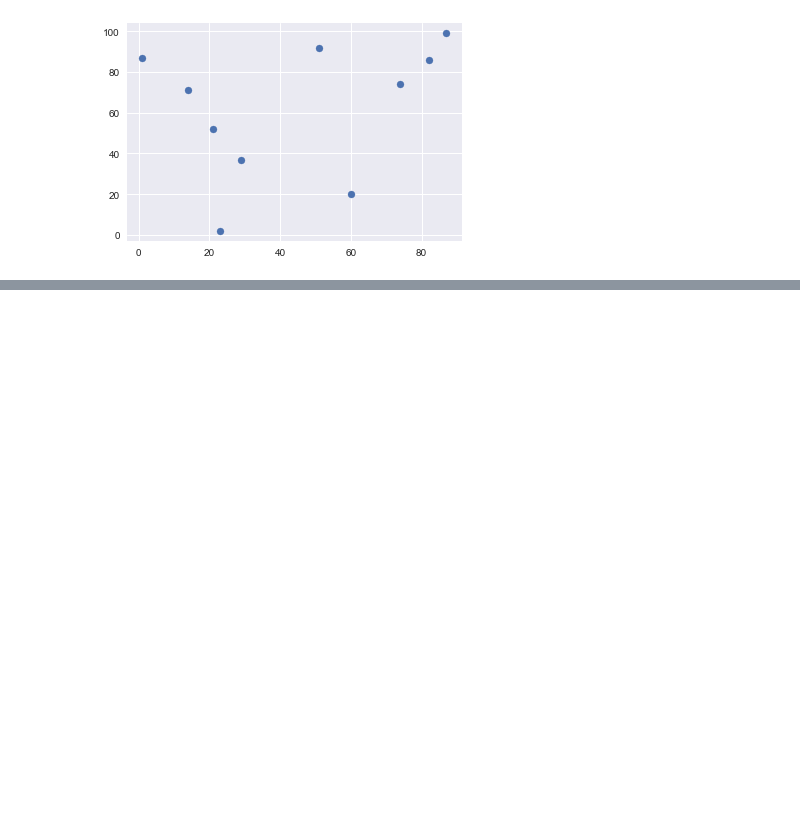
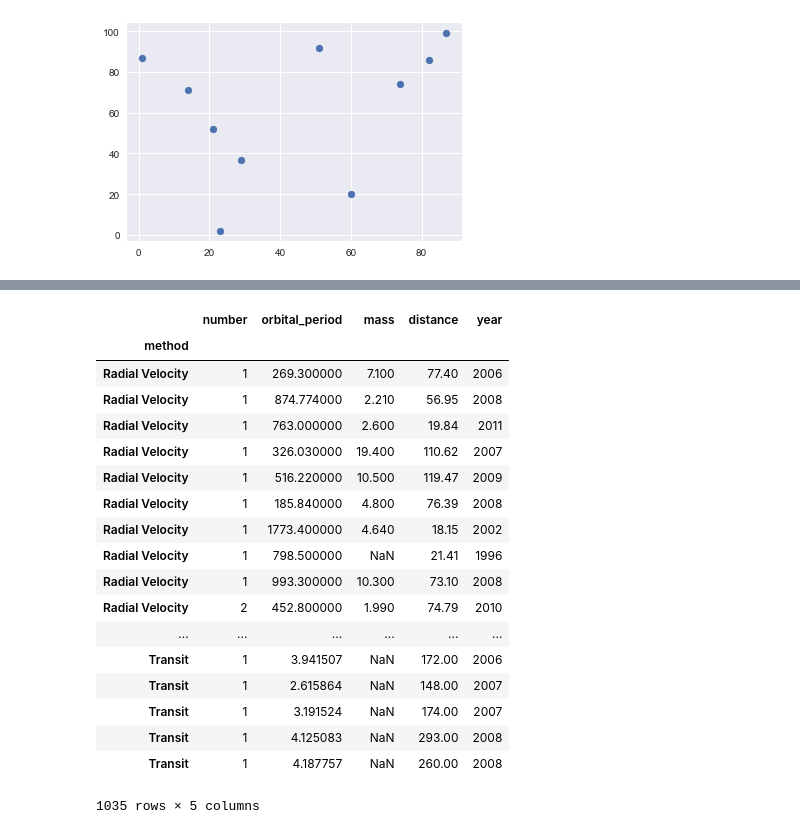
Before and after one commit to chuck5752/py_base_learning, a Jupyter notebook: Numpy.ipynb, the cells around one changed output, grey strips where cells are left out. Drawn from its saved outputs; the diff is of its cells as text; code cells hidden in the pictures; blank space fills up the shorter version.

```diff
--- a/Numpy.ipynb
+++ b/Numpy.ipynb
@@ -350,3 +70,0 @@ np.sum((np.array( [ 37,  21]))**2)
-# %%
-x = np.array([3, 1, 2])
-np.argsort(x)
@@ -439,0 +541,23 @@ array([4, 3])
+# %%
+#这个方法也很傻逼的
+planets.set_index('method').groupby('method').transform(lambda x:x)
+# %% [output]
+|  | number | orbital_period | mass | distance | year |
+| method |  |  |  |  |  |
+| Radial Velocity | 1 | 269.300000 | 7.100 | 77.40 | 2006 |
+| Radial Velocity | 1 | 874.774000 | 2.210 | 56.95 | 2008 |
+| Radial Velocity | 1 | 763.000000 | 2.600 | 19.84 | 2011 |
+| Radial Velocity | 1 | 326.030000 | 19.400 | 110.62 | 2007 |
+| Radial Velocity | 1 | 516.220000 | 10.500 | 119.47 | 2009 |
+| Radial Velocity | 1 | 185.840000 | 4.800 | 76.39 | 2008 |
+| Radial Velocity | 1 | 1773.400000 | 4.640 | 18.15 | 2002 |
+| Radial Velocity | 1 | 798.500000 | NaN | 21.41 | 1996 |
+| Radial Velocity | 1 | 993.300000 | 10.300 | 73.10 | 2008 |
+| Radial Velocity | 2 | 452.800000 | 1.990 | 74.79 | 2010 |
+| ... | ... | ... | ... | ... | ... |
+| Transit | 1 | 3.941507 | NaN | 172.00 | 2006 |
+| Transit | 1 | 2.615864 | NaN | 148.00 | 2007 |
+| Transit | 1 | 3.191524 | NaN | 174.00 | 2007 |
+| Transit | 1 | 4.125083 | NaN | 293.00 | 2008 |
+| Transit | 1 | 4.187757 | NaN | 260.00 | 2008 |
+1035 rows × 5 columns
```
Also changed, not shown: parts of 99 cells of this notebook.
